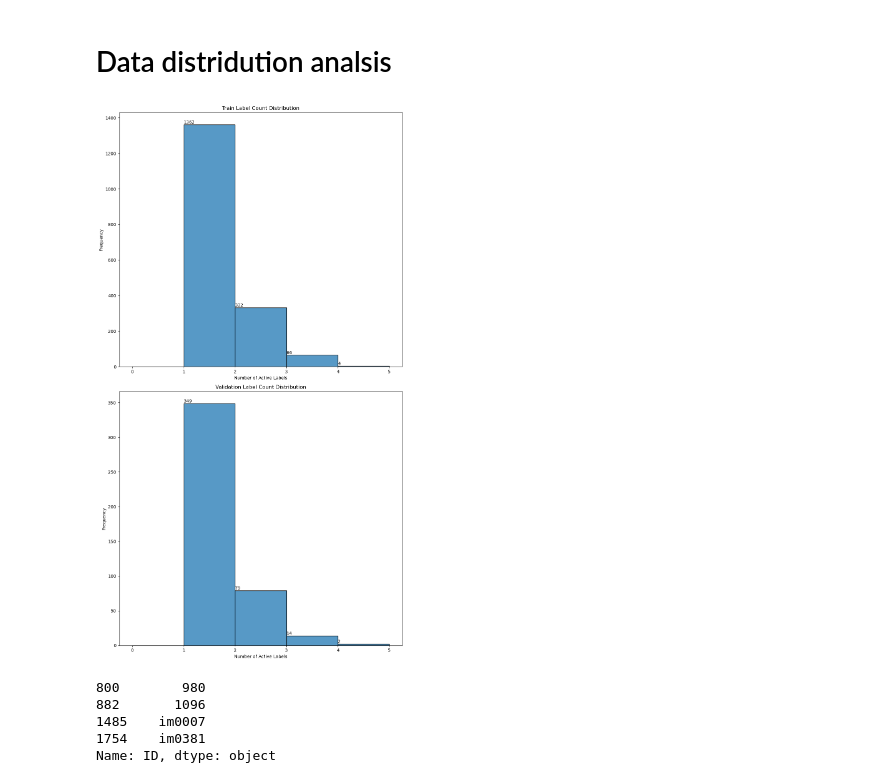
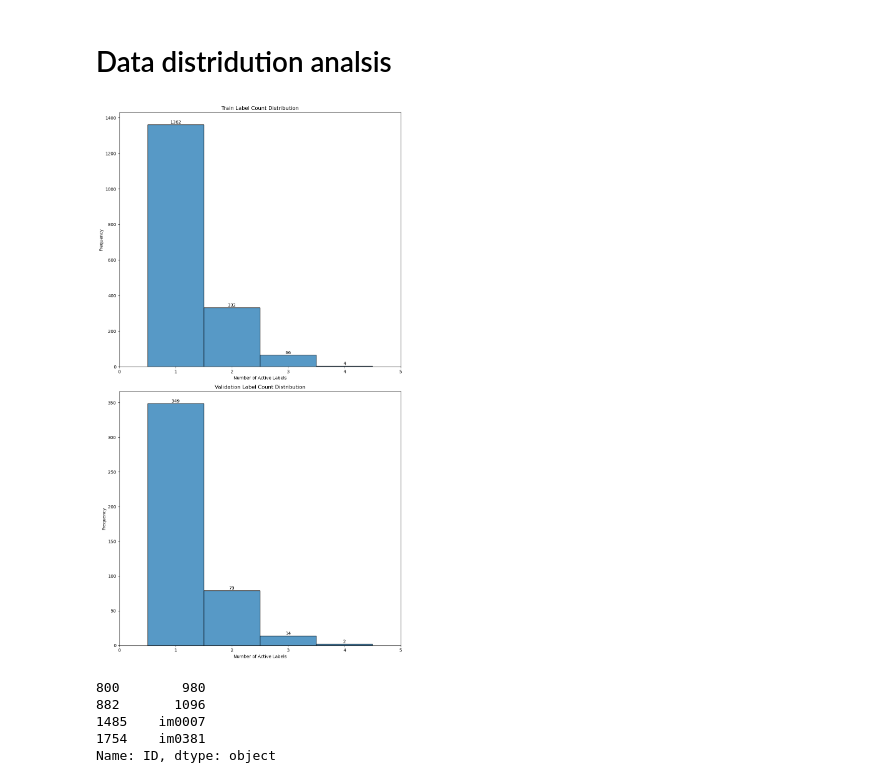
Before and after one commit to stevenlinlinlin/Multilabel-Fundus-Image-Classificaiton, a Jupyter notebook: data_analysis.ipynb, the cells around one changed output. Drawn from its saved outputs; the diff is of its cells as text; code cells hidden in the pictures.

```diff
--- a/data_analysis.ipynb
+++ b/data_analysis.ipynb
@@ -98,39 +119,36 @@ dtype: int64
 # %%
 import pandas as pd
 import matplotlib.pyplot as plt
 import seaborn as sns
 
 datasets = {
     'Train': './data/fundus/MuReD/train_data.csv',
     'Validation': './data/fundus/MuReD/test_data.csv',
 }
 
-plt.figure(figsize=(10, 18))  # 整体图的大小
+plt.figure(figsize=(10, 18))
 
 for i, (set_name, file_path) in enumerate(datasets.items(), 1):
     df = pd.read_csv(file_path)
     label_counts = df.drop('ID', axis=1).sum(axis=1)
     count_frequencies = label_counts.value_counts().sort_index()
 
-    # 创建子图
     plt.subplot(2, 1, i)
     # sns.histplot(label_counts, bins=range(int(label_counts.max()) + 2), kde=False)
-    sns.histplot(label_counts, bins=range(6), kde=False)
+    sns.histplot(label_counts, bins=range(6), kde=False, discrete=True)
     plt.title(f'{set_name} Label Count Distribution')
     plt.xlabel('Number of Active Labels')
     plt.ylabel('Frequency')
     # plt.xticks(range(int(label_counts.max()) + 1))
     plt.xticks(range(6))
 
-    # 在条形图上添加数字
     for index, value in count_frequencies.items():
-        plt.text(index, value, str(value), ha='left', va='bottom')
+        plt.text(index, value, str(value), ha='center', va='bottom')
 
-# 显示整个图
-plt.tight_layout()  # 自动调整子图参数，使之填充整个图像区域
+plt.tight_layout()
 plt.show()
 # %% [output]
-[figure, old version]
+[figure, new version]
 # %%
 import pandas as pd
 
```
Also changed, not shown: parts of 2 cells of this notebook, 12 other files.
